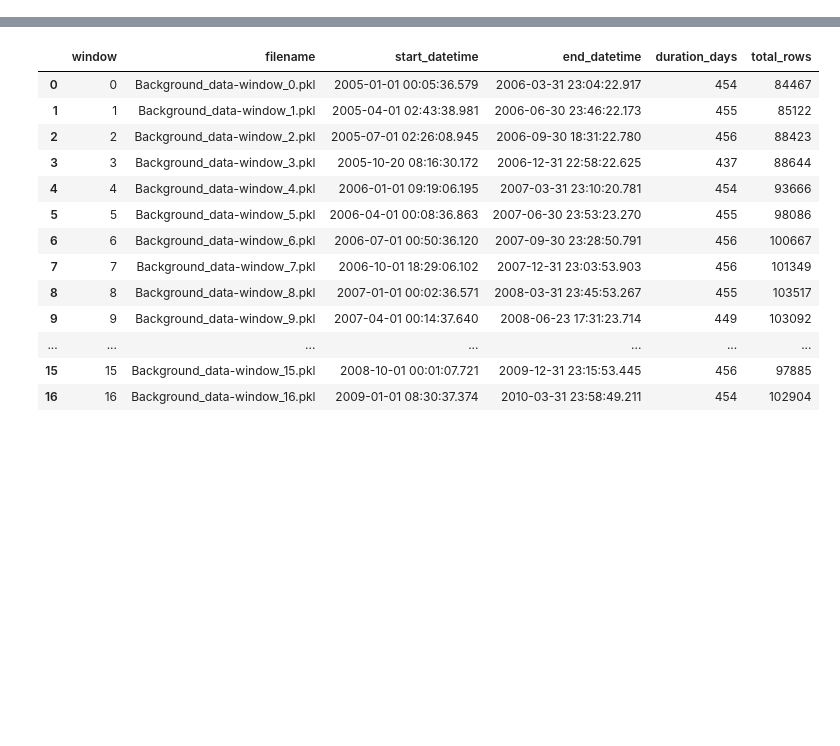
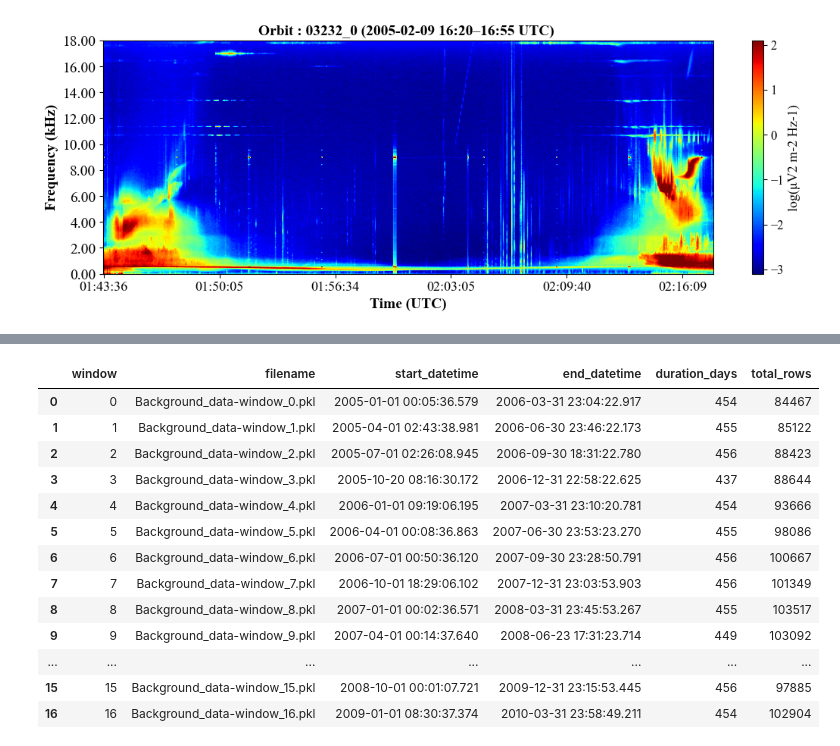
Before and after one commit to Meghababu99/Demeter-Anomaly-Detection-Framework, a Jupyter notebook: Final-Code/STSM/Data-recheck.ipynb, the cells around one changed output, grey strips where cells are left out. Saved outputs shown, nothing was run; the diff lists cells and outputs as text; code cells hidden in the pictures; blank space fills up the shorter version.

```diff
--- a/Final-Code/STSM/Data-recheck.ipynb
+++ b/Final-Code/STSM/Data-recheck.ipynb
@@ -10,8 +10,8 @@ import glob
 file_path = r"G:\ASCII-ICE\1132_026560_20050101_014337_20050101_021752_full.pkl"
 
 # Load the DataFrame
-df = pd.read_pickle(file_path)
-
+data = pd.read_pickle(file_path)
+df = data
 # Inspect the loaded data
 print("Shape:", df.shape)
 display(df.head())
@@ -23,3 +23,83 @@ Shape: (501, 7)
 | 2 | 2005-01-01 01:43:44.798 | 70.4921 | 151.8836 | 11.8547 | 711.260 | [1.6815860271453857, 1.5223039388... | [2.8972723484039307, 2.5811274051... |
 | 3 | 2005-01-01 01:43:48.894 | 70.2670 | 151.5454 | 11.8333 | 711.269 | [2.7011938095092773, 2.5419118404... | [2.5443310737609863, 2.3850491046... |
 | 4 | 2005-01-01 01:43:52.990 | 70.0418 | 151.2073 | 11.8119 | 711.278 | [1.7208017110824585, 1.6791666746... | [1.3678605556488037, 1.2085784673... |
+# %%
+
+import numpy as  np
+import pandas as pd
+import os
+import matplotlib.pyplot as plt
+import scipy as sp
+from tqdm import tqdm
+import matplotlib.pyplot as plt
+from matplotlib import rcParams
+
+# Set Cambria as default font
+import matplotlib.pyplot as plt
+
+plt.rcParams['font.family'] = 'serif'
+plt.rcParams['font.serif'] = ['Times New Roman']
+
+rcParams['font.size'] = 12
+
+# data1 = pd.read_pickle('F:\\ASCII_1132\\28-02-2010.pkl')
+sp_01 =data['spectrum1'].values
+sp_01 = np.array([np.array(x) for x in sp_01])
+sp_01 = sp_01.astype(float)
+sp_0 =data['spectrum0'].values
+sp_0 = np.array([np.array(x) for x in sp_0])
+sp_0 = sp_0.astype(float)
+
+
+
+# min_freq = 19.035
+# max_freq = 18000
+#freq_list = np.logspace(np.log10(min_freq), np.log10(max_freq),sp_0.shape[0])
+min_freq = 0
+max_freq = 18
+# Generate a list of frequencies using numpy
+freq_list = np.linspace(min_freq, max_freq,10)
+freq_list = ["%.2f" % z for z in freq_list]
+
+fig, ax = plt.subplots(figsize=(13,4))
+im = ax.imshow(sp_01.T, origin='lower', aspect='auto', cmap='jet',vmax= 2.1, vmin = -3.1)
+im = ax.imshow(sp_0.T, origin='lower', aspect='auto', cmap='jet',vmax= 2.1, vmin = -3.1)
+ax.set_yticks(np.linspace(0, 1024, 10),freq_list, fontsize =14)
+
+# datetime1 = data['datetime']
+# xticks1 = list(range(0, 513, 95))
+# ax.set_xticks(xticks1, datetime1[xticks1],fontsize =12)
+# Ensure it's a datetime series
+datetime1 = pd.to_datetime(data['datetime'])
+
+# Choose tick positions (same as you had)
+xticks1 = list(range(0, len(datetime1), 95))
+
+# Set ticks and use only HH:MM as labels
+ax.set_xticks(xticks1)
+ax.set_xticklabels(datetime1.dt.strftime('%H:%M:%S').iloc[xticks1], fontsize=13, rotation=0)
+
+# ax.set_xlabel('Time (hh:mm)', fontsize=13)
+
+# ax.yaxis.set_major_formatter(plt.FormatStrFormatter('%.2f'))
+# Add colorbar
+cbar = fig.colorbar(im)
+cbar.set_label('log(μV2 m-2 Hz-1)', fontsize =13)
+# plt.gca().yaxis.set_major_locator(plt.MaxNLocator(3))
+#ax.set_yticks(range(1024), )
+# Set the axis labels
+plt.title(f'Orbit : 03232_0 (2005-02-09 16:20–16:55 UTC) ', weight='bold',fontsize =14)
+ax.set_xlabel('Time (UTC)', weight='bold',fontsize =14)
+ax.set_ylabel('Frequency (kHz)',weight='bold', fontsize =14)
+
+
+#print(sp_0,freq_index)
+# Show the plot
+plt.show()
+
+
+
+
+sp_01.shape
+# %% [output]
+[figure, added]
```
Also changed, not shown: parts of 6 cells of this notebook.
